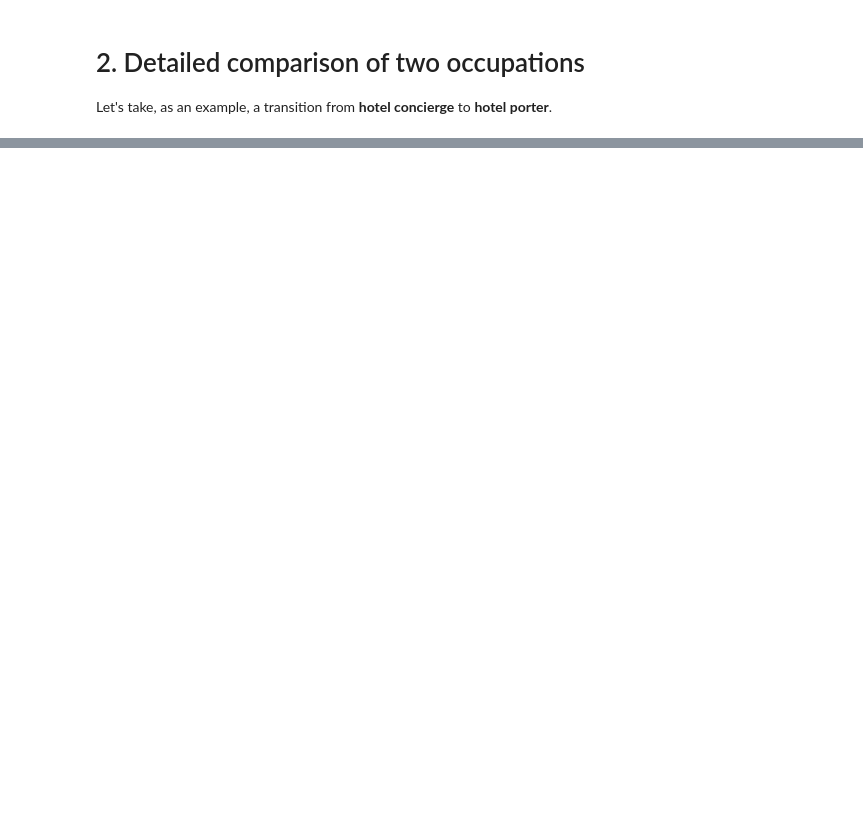
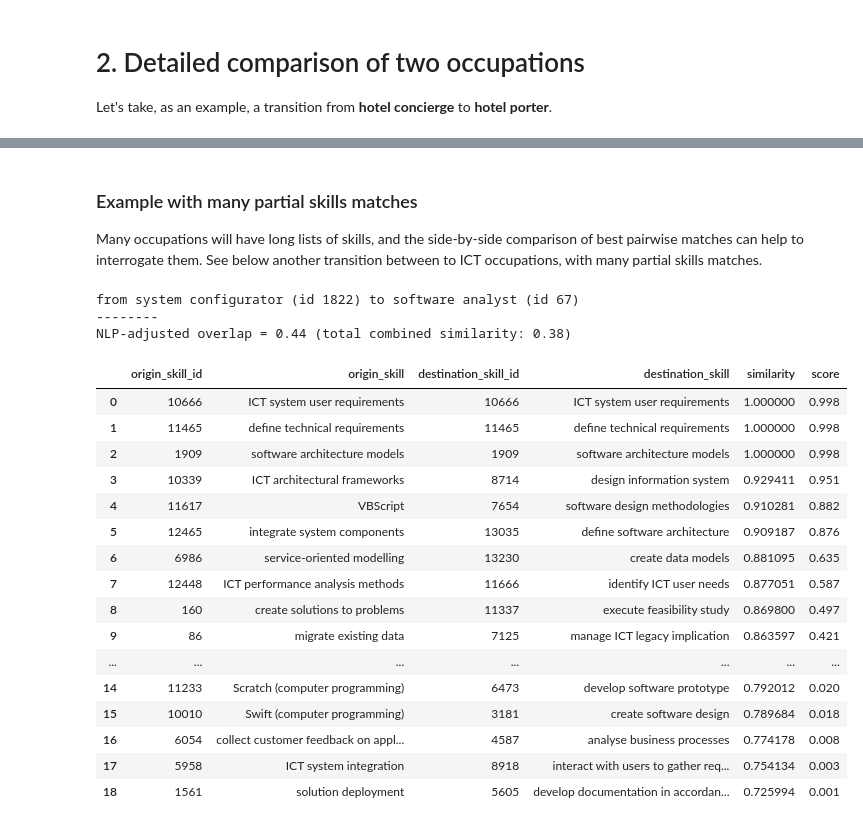
Before and after one commit to nestauk/mapping-career-causeways, a Jupyter notebook: codebase/notebooks/Tutorial_01_transitions.ipynb, the cells around one changed output, grey strips where cells are left out. Saved outputs shown, nothing was run; the diff lists cells and outputs as text; code cells hidden in the pictures; blank space fills up the shorter version.

```diff
--- a/codebase/notebooks/Tutorial_01_transitions.ipynb
+++ b/codebase/notebooks/Tutorial_01_transitions.ipynb
@@ -382,0 +230,31 @@ high_risk_trans[
+# %% [markdown]
+### Example with many partial skills matches
+Many occupations will have long lists of skills, and the side-by-side comparison of best pairwise matches can help to interrogate them. See below another transition between to ICT occupations, with many partial skills matches.
+# %%
+compare_skills = trans_utils.show_skills_overlap(
+    job_i=data.occ_title_to_id('system configurator'),
+    job_j=data.occ_title_to_id('software analyst'),
+    skills_match='optional',
+    verbose=True)
+compare_skills
+# %% [output]
+from system configurator (id 1822) to software analyst (id 67)
+--------
+NLP-adjusted overlap = 0.44 (total combined similarity: 0.38)
+|  | origin_skill_id | origin_skill | destination_skill_id | destination_skill | similarity | score |
+| 0 | 10666 | ICT system user requirements | 10666 | ICT system user requirements | 1.000000 | 0.998 |
+| 1 | 11465 | define technical requirements | 11465 | define technical requirements | 1.000000 | 0.998 |
+| 2 | 1909 | software architecture models | 1909 | software architecture models | 1.000000 | 0.998 |
+| 3 | 10339 | ICT architectural frameworks | 8714 | design information system | 0.929411 | 0.951 |
+| 4 | 11617 | VBScript | 7654 | software design methodologies | 0.910281 | 0.882 |
+| 5 | 12465 | integrate system components | 13035 | define software architecture | 0.909187 | 0.876 |
+| 6 | 6986 | service-oriented modelling | 13230 | create data models | 0.881095 | 0.635 |
+| 7 | 12448 | ICT performance analysis methods | 11666 | identify ICT user needs | 0.877051 | 0.587 |
+| 8 | 160 | create solutions to problems | 11337 | execute feasibility study | 0.869800 | 0.497 |
+| 9 | 86 | migrate existing data | 7125 | manage ICT legacy implication | 0.863597 | 0.421 |
+| ... | ... | ... | ... | ... | ... | ... |
+| 14 | 11233 | Scratch (computer programming) | 6473 | develop software prototype | 0.792012 | 0.020 |
+| 15 | 10010 | Swift (computer programming) | 3181 | create software design | 0.789684 | 0.018 |
+| 16 | 6054 | collect customer feedback on appl... | 4587 | analyse business processes | 0.774178 | 0.008 |
+| 17 | 5958 | ICT system integration | 8918 | interact with users to gather req... | 0.754134 | 0.003 |
+| 18 | 1561 | solution deployment | 5605 | develop documentation in accordan... | 0.725994 | 0.001 |
```
Also changed, not shown: parts of 72 cells of this notebook, 12 other files.
